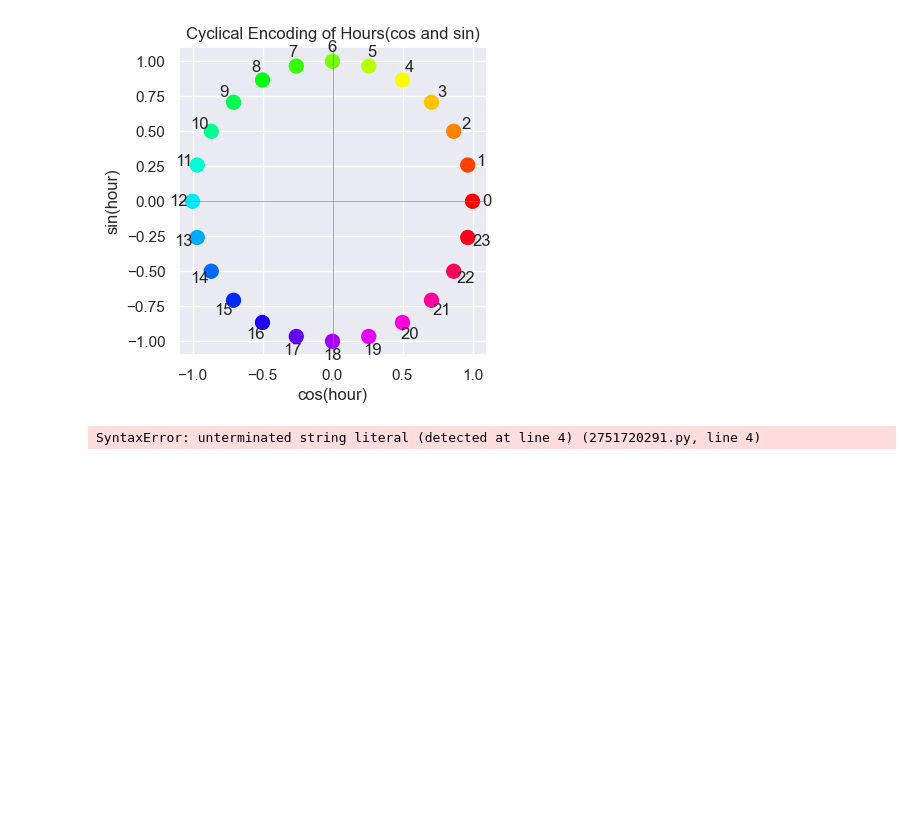
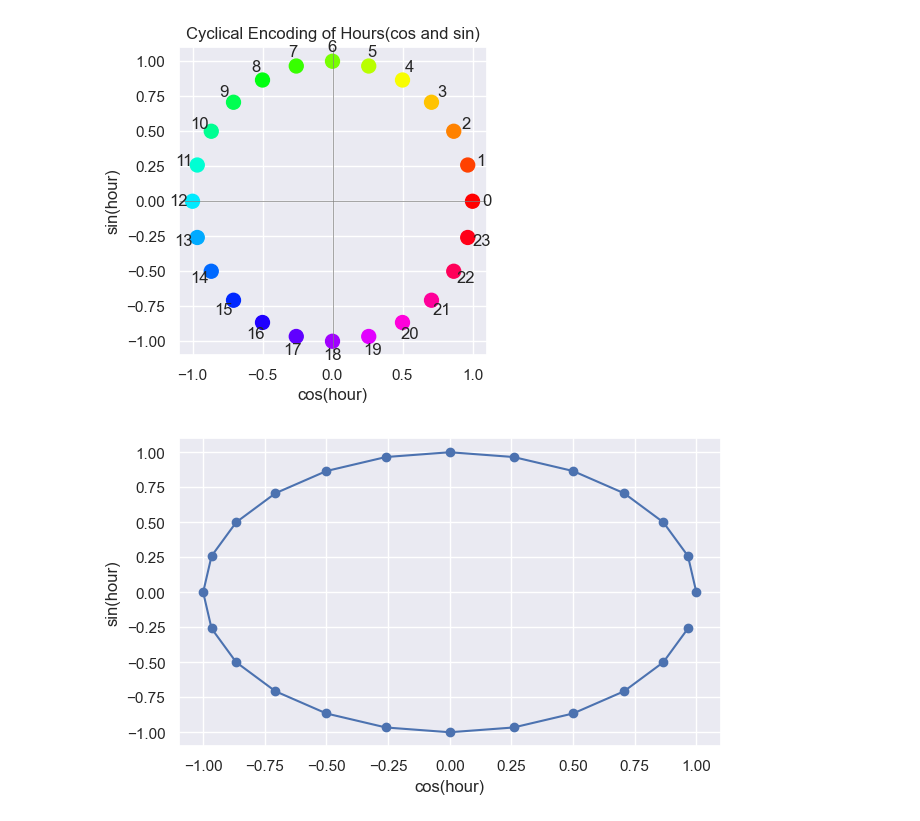
Before and after one commit to VyshnaviKarakatla/statistics-notebooks, a Jupyter notebook: _05_statistics.ipynb, the cells around one changed output. Saved outputs shown, nothing was run; the diff lists cells and outputs as text; code cells hidden in the pictures; blank space fills up the shorter version.

```diff
--- a/_05_statistics.ipynb
+++ b/_05_statistics.ipynb
@@ -591,7 +591,10 @@ plt.show()
 # %%
 hour_sin=np.sin(2*np.pi*df1['hour']/24)
 hour_cos=np.cos(2*np.pi*df1['hour']/24)
+plt.figure(figsize=(7,4))
 plt.xlabel('cos(hour)')
-plt.ylabel('sin('hour'))
+plt.ylabel('sin(hour)')
+plt.plot(hour_cos,hour_sin,marker='o')
+plt.grid(True)
 # %% [output]
-SyntaxError: unterminated string literal (detected at line 4) (2751720291.py, line 4)
+[figure, added]
```
